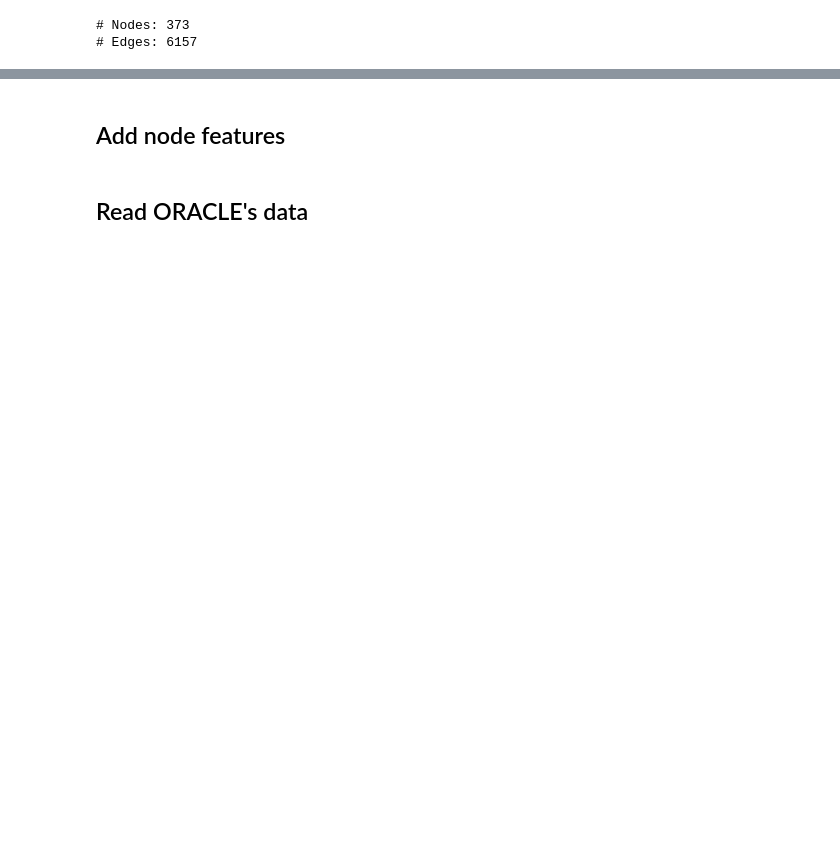
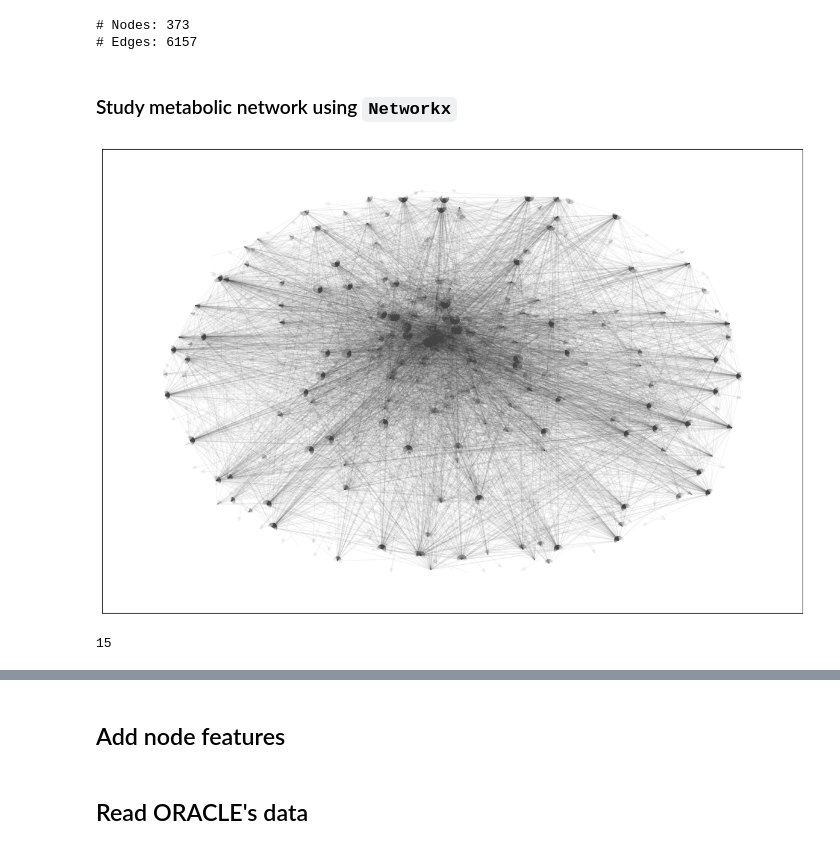
Before and after one commit to costasmexis/gemon, a Jupyter notebook: yeast8/man.ipynb, the cells around one changed output, grey strips where cells are left out. Drawn from its saved outputs; the diff is of its cells as text; code cells hidden in the pictures; blank space fills up the shorter version.

Commit message:
Start doing community detection

```diff
--- a/yeast8/man.ipynb
+++ b/yeast8/man.ipynb
@@ -11,0 +16,19 @@ print(f'# Nodes: {G.number_of_nodes()} \n# Edges: {G.number_of_edges()}')
+# %% [markdown]
+### Study metabolic network using `Networkx`
+# %%
+pos = nx.spring_layout(G, k=0.1)
+plt.rcParams.update({'figure.figsize': (15, 10)})
+nx.draw_networkx(
+    G,
+    pos=pos,
+    node_size=0,
+    edge_color="#444444",
+    alpha=0.05,
+    with_labels=False)
+# %% [output]
+[figure, added]
+# %%
+communities = sorted(nx.algorithms.community.greedy_modularity_communities(G), key=len, reverse=True)
+len(communities)
+# %% [output]
+15
```
Also changed, not shown: parts of 15 cells of this notebook.
